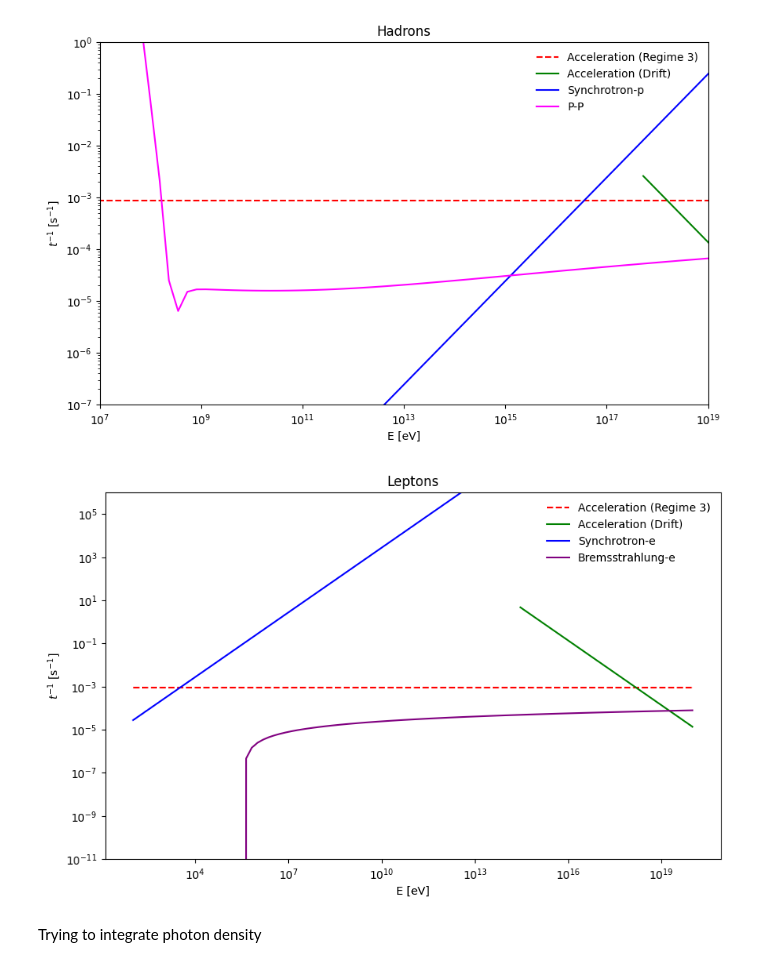
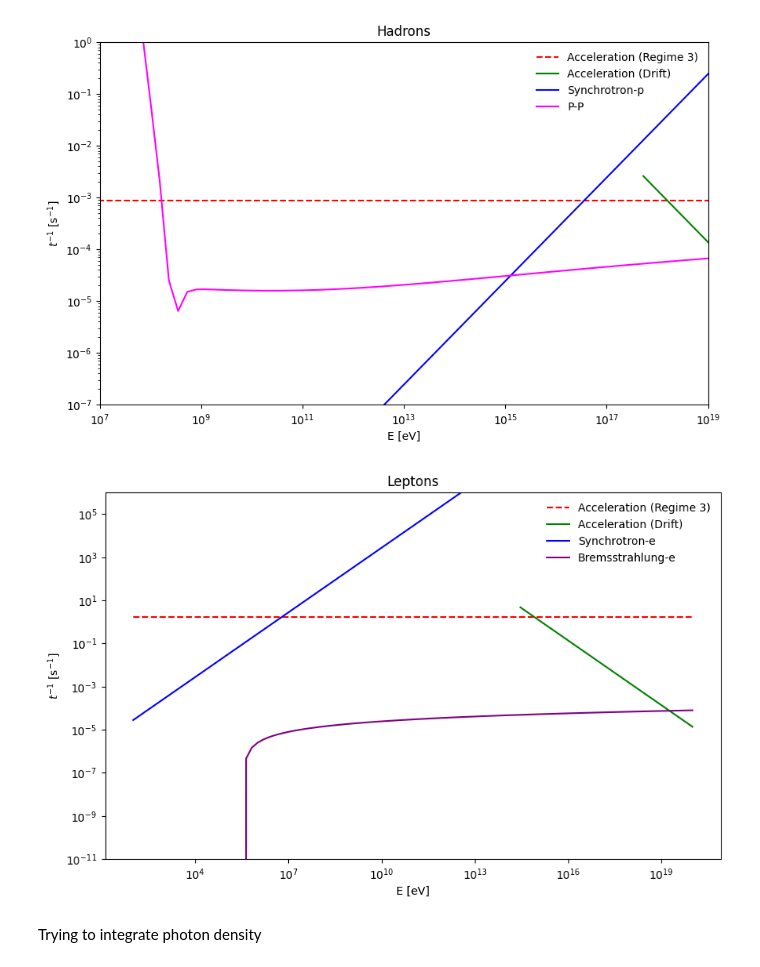
Before and after one commit to luanapassosreis/AGN_Studies, a Jupyter notebook: acc_cooling_rates.ipynb, the cells around one changed output. Drawn from its saved outputs; the diff is of its cells as text; code cells hidden in the pictures.

```diff
--- a/acc_cooling_rates.ipynb
+++ b/acc_cooling_rates.ipynb
@@ -124,31 +124,31 @@ plt.show()
 # %%
 ## leptons
 
 plt.figure(figsize=(10, 6))
 
 ## acceleration
-plt.loglog(Ee/eV,[1/time_acc_regime3(va, delta_RX)]*len(Ee),'--',label='Acceleration (Regime 3)',color='red')
+plt.loglog(Ee/eV,[(mp/me)*1/time_acc_regime3(va, delta_RX)]*len(Ee),'--',label='Acceleration (Regime 3)',color='red')
 plt.loglog(Ee_drift/eV,1/timeacc_drift(Ee_drift, B_c, va),label='Acceleration (Drift)',color='green')
 
 ## losses
 plt.loglog(Ee/eV,rate_synch_e(B_c, Ee),label='Synchrotron-e',color='blue')
 ## implement SSC
 plt.loglog(Ee/eV,rate_bremss_e(n_c, 1, Ee),label='Bremsstrahlung-e',color='purple')
 
 
 # plt.xlim((1e9,Ep.max()/eV))
 plt.ylim((1e-11,1e6))
 
 plt.xlabel('E [eV]')
 plt.ylabel('$t^{-1}$ [s$^{-1}$]')
 plt.title('Leptons')
 
 plt.legend(frameon=False,loc='upper right')
 plt.savefig('plots/cooling_leptons_eV.png',dpi=300)
 
 plt.show()
 # %% [output]
-[figure, old version]
+[figure, new version]
 # %%
 # rate_pg_cool(Ep, eps, nph):
 #     '''
```
Also changed, not shown: parts of 9 cells of this notebook, 4 other files.
